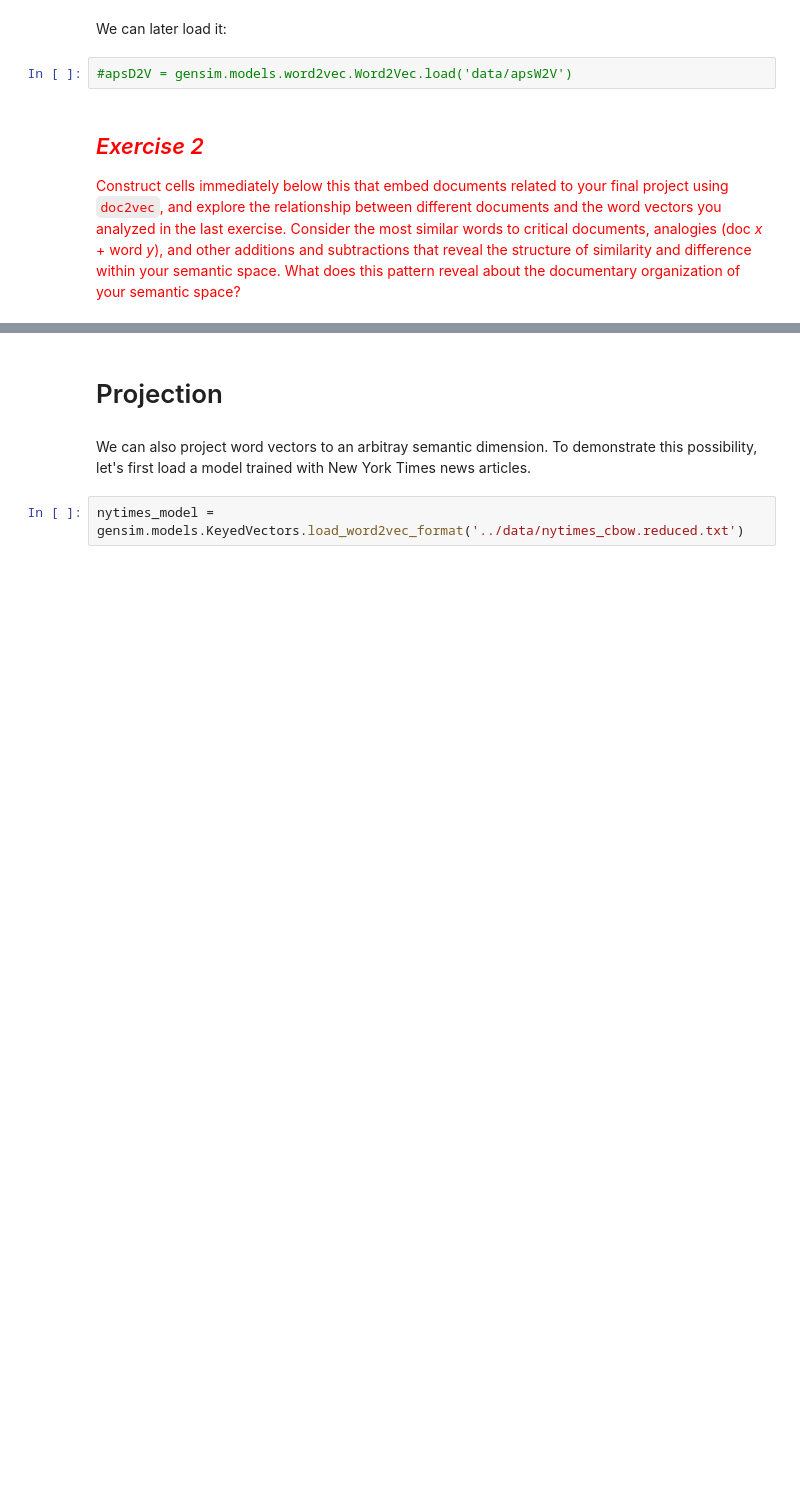
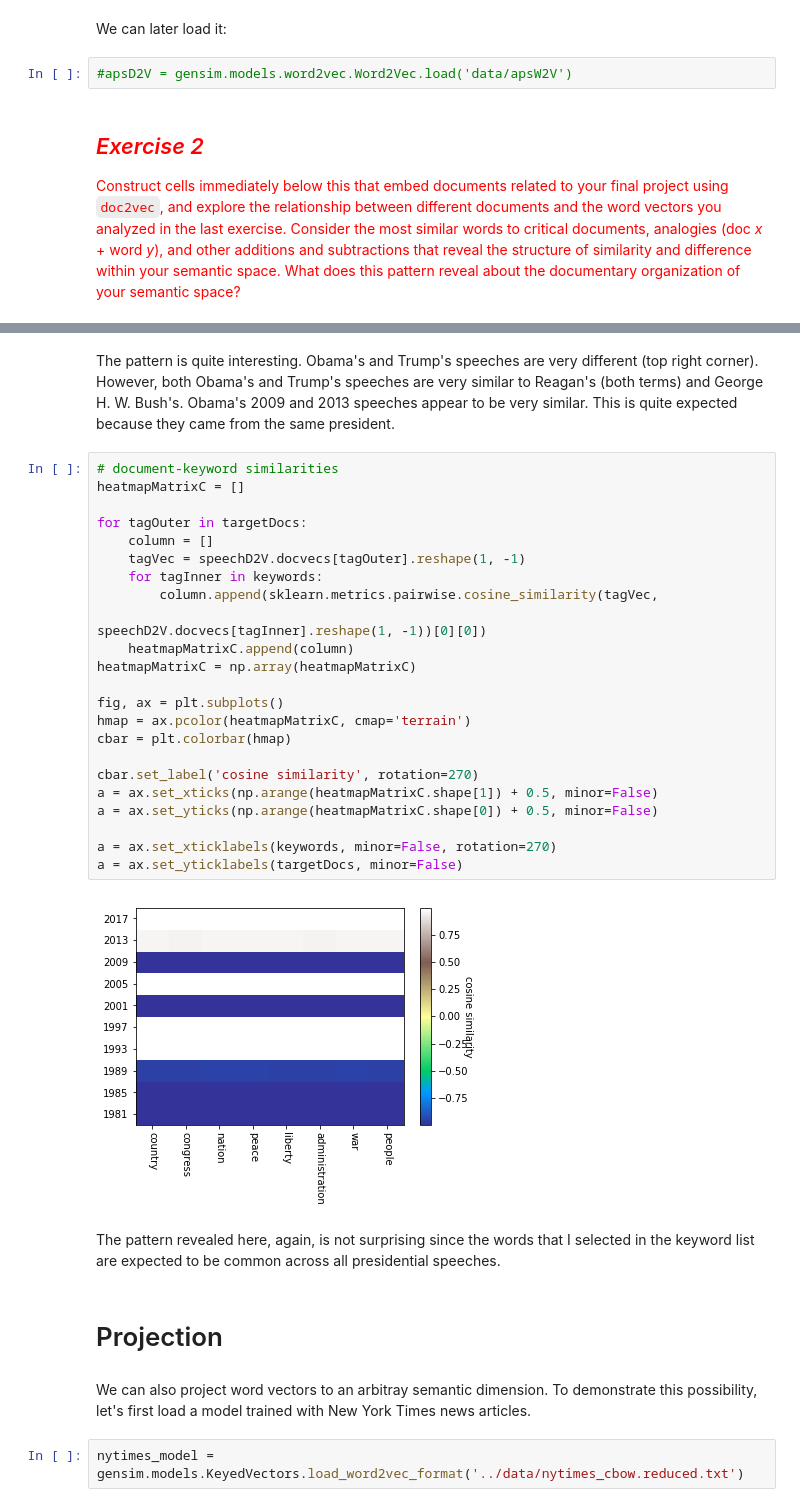
Before and after one commit to sanittawan/Content-Analysis-2020, a Jupyter notebook: week-7/7-Vector-Space-Word-Embeddings-Sanittawan.ipynb, the cells around one changed output, grey strips where cells are left out. Drawn from its saved outputs; the diff is of its cells as text; blank space fills up the shorter version.

```diff
--- a/week-7/7-Vector-Space-Word-Embeddings-Sanittawan.ipynb
+++ b/week-7/7-Vector-Space-Word-Embeddings-Sanittawan.ipynb
@@ -651,3 +819,32 @@ We can later load it:
+# %% [markdown]
+The pattern is quite interesting. Obama's and Trump's speeches are very different (top right corner). However, both Obama's and Trump's speeches are very similar to Reagan's (both terms) and George H. W. Bush's. Obama's 2009 and 2013 speeches appear to be very similar. This is quite expected because they came from the same president.
+# %%
+# document-keyword similarities
+heatmapMatrixC = []
+
+for tagOuter in targetDocs:
+    column = []
+    tagVec = speechD2V.docvecs[tagOuter].reshape(1, -1)
+    for tagInner in keywords:
+        column.append(sklearn.metrics.pairwise.cosine_similarity(tagVec,
+                                                                 speechD2V.docvecs[tagInner].reshape(1, -1))[0][0])
+    heatmapMatrixC.append(column)
+heatmapMatrixC = np.array(heatmapMatrixC)
+
+fig, ax = plt.subplots()
+hmap = ax.pcolor(heatmapMatrixC, cmap='terrain')
+cbar = plt.colorbar(hmap)
+
+cbar.set_label('cosine similarity', rotation=270)
+a = ax.set_xticks(np.arange(heatmapMatrixC.shape[1]) + 0.5, minor=False)
+a = ax.set_yticks(np.arange(heatmapMatrixC.shape[0]) + 0.5, minor=False)
+
+a = ax.set_xticklabels(keywords, minor=False, rotation=270)
+a = ax.set_yticklabels(targetDocs, minor=False)
+# %% [output]
+[figure, added]
+# %% [markdown]
+The pattern revealed here, again, is not surprising since the words that I selected in the keyword list are expected to be common across all presidential speeches.
 # %% [markdown]
 # Projection
 # %% [markdown]
```
Also changed, not shown: parts of 19 cells of this notebook.
